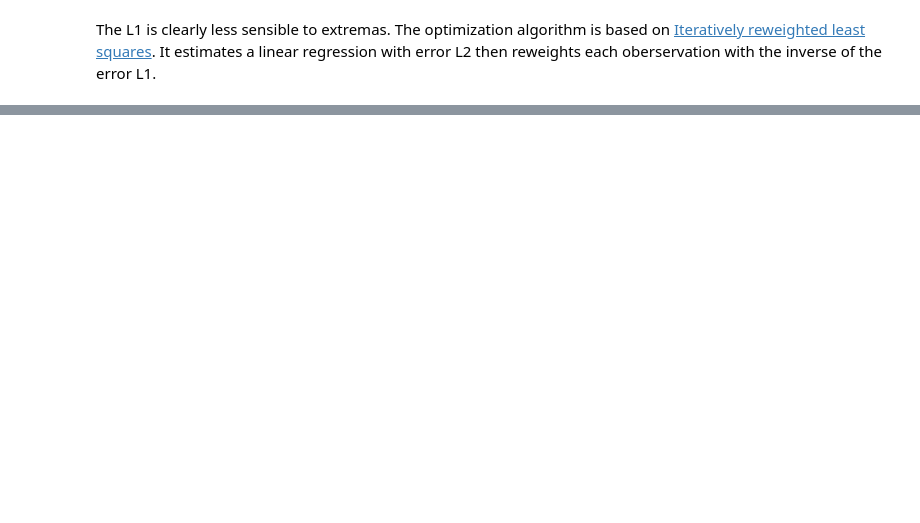
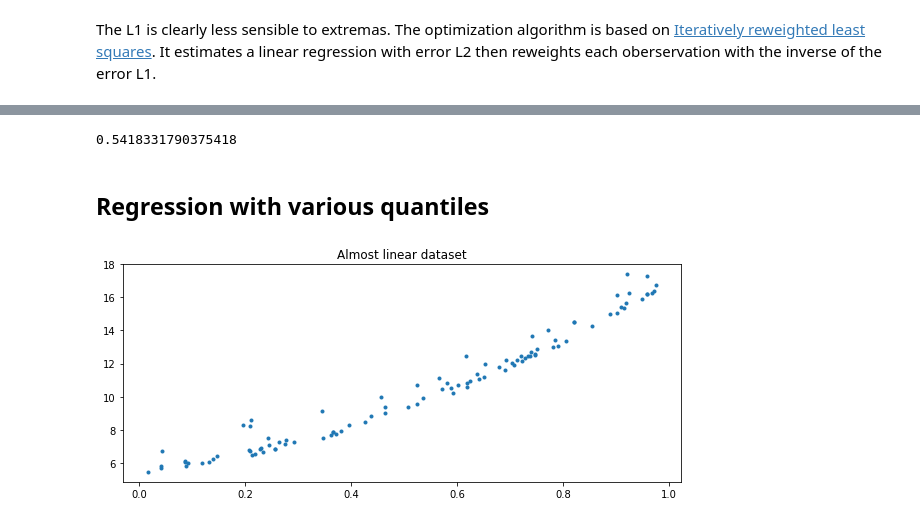
Before and after one commit to sdpython/mlinsights, a Jupyter notebook: _doc/notebooks/quantile_regression.ipynb, the cells around one changed output, grey strips where cells are left out. Cells and saved outputs as stored; diff of their text form; code cells hidden in the pictures; blank space fills up the shorter version.

```diff
--- a/_doc/notebooks/quantile_regression.ipynb
+++ b/_doc/notebooks/quantile_regression.ipynb
@@ -85,0 +95,23 @@ QuantileLinearRegression(copy_X=True, delta=0.0001, fit_intercept=True,
+# %%
+clq.score(X,Y)
+# %% [output]
+0.5418331790375418
+# %% [markdown]
+## Regression with various quantiles
+# %%
+import numpy
+X = numpy.random.random(1200)
+eps1 = (numpy.random.random(900) - 0.5) * 0.5
+eps2 = (numpy.random.random(300)) * 2
+eps = numpy.hstack([eps1, eps2])
+X = X.reshape((1200, 1))
+Y = X.ravel() * 3.4 + 5.6 + eps + X.ravel() * X.ravel() * 8
+# %%
+fig, ax = plt.subplots(1, 1, figsize=(10, 4))
+choice = numpy.random.choice(X.shape[0]-1, size=100)
+xx = X.ravel()[choice]
+yy = Y[choice]
+ax.plot(xx, yy, '.', label="data")
+ax.set_title("Almost linear dataset");
+# %% [output]
+[figure, added]
```
Also changed, not shown: parts of 8 cells of this notebook, 3 other files.
